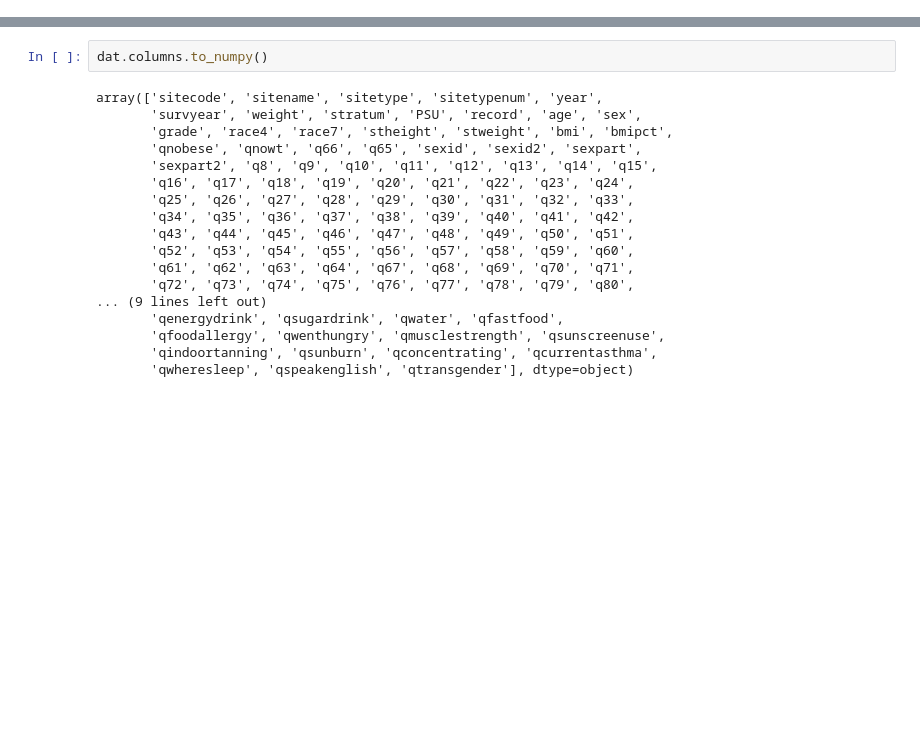
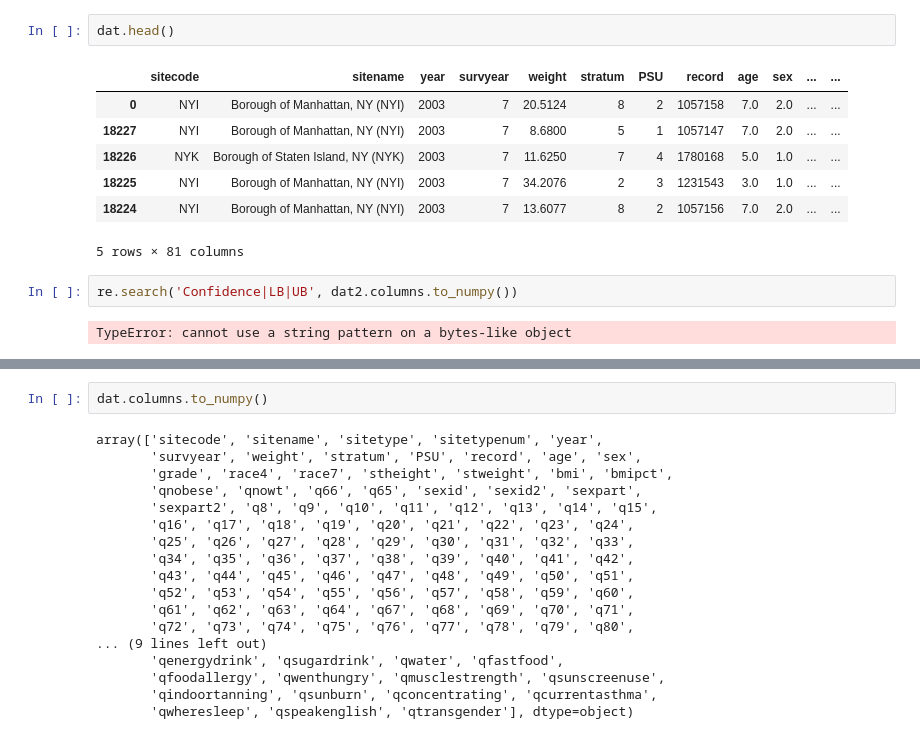
Before and after one commit to brodyee/STATS501_project, a Jupyter notebook: code/EDA.ipynb, the cells around one changed output, grey strips where cells are left out. Drawn from its saved outputs; the diff is of its cells as text; blank space fills up the shorter version.

```diff
--- a/code/EDA.ipynb
+++ b/code/EDA.ipynb
@@ -10,0 +49,14 @@ stateCounty = pd.read_csv(root + "state_county.csv").set_index("State")
+# %%
+dat.head()
+# %% [output]
+|  | sitecode | sitename | year | survyear | weight | stratum | PSU | record | age | sex | ... | ... |
+| 0 | NYI | Borough of Manhattan, NY (NYI) | 2003 | 7 | 20.5124 | 8 | 2 | 1057158 | 7.0 | 2.0 | ... | ... |
+| 18227 | NYI | Borough of Manhattan, NY (NYI) | 2003 | 7 | 8.6800 | 5 | 1 | 1057147 | 7.0 | 2.0 | ... | ... |
+| 18226 | NYK | Borough of Staten Island, NY (NYK) | 2003 | 7 | 11.6250 | 7 | 4 | 1780168 | 5.0 | 1.0 | ... | ... |
+| 18225 | NYI | Borough of Manhattan, NY (NYI) | 2003 | 7 | 34.2076 | 2 | 3 | 1231543 | 3.0 | 1.0 | ... | ... |
+| 18224 | NYI | Borough of Manhattan, NY (NYI) | 2003 | 7 | 13.6077 | 8 | 2 | 1057156 | 7.0 | 2.0 | ... | ... |
+5 rows × 81 columns
+# %%
+re.search('Confidence|LB|UB', dat2.columns.to_numpy())
+# %% [output]
+TypeError: cannot use a string pattern on a bytes-like object
```
Also changed, not shown: parts of 8 cells of this notebook, 1 other file.
